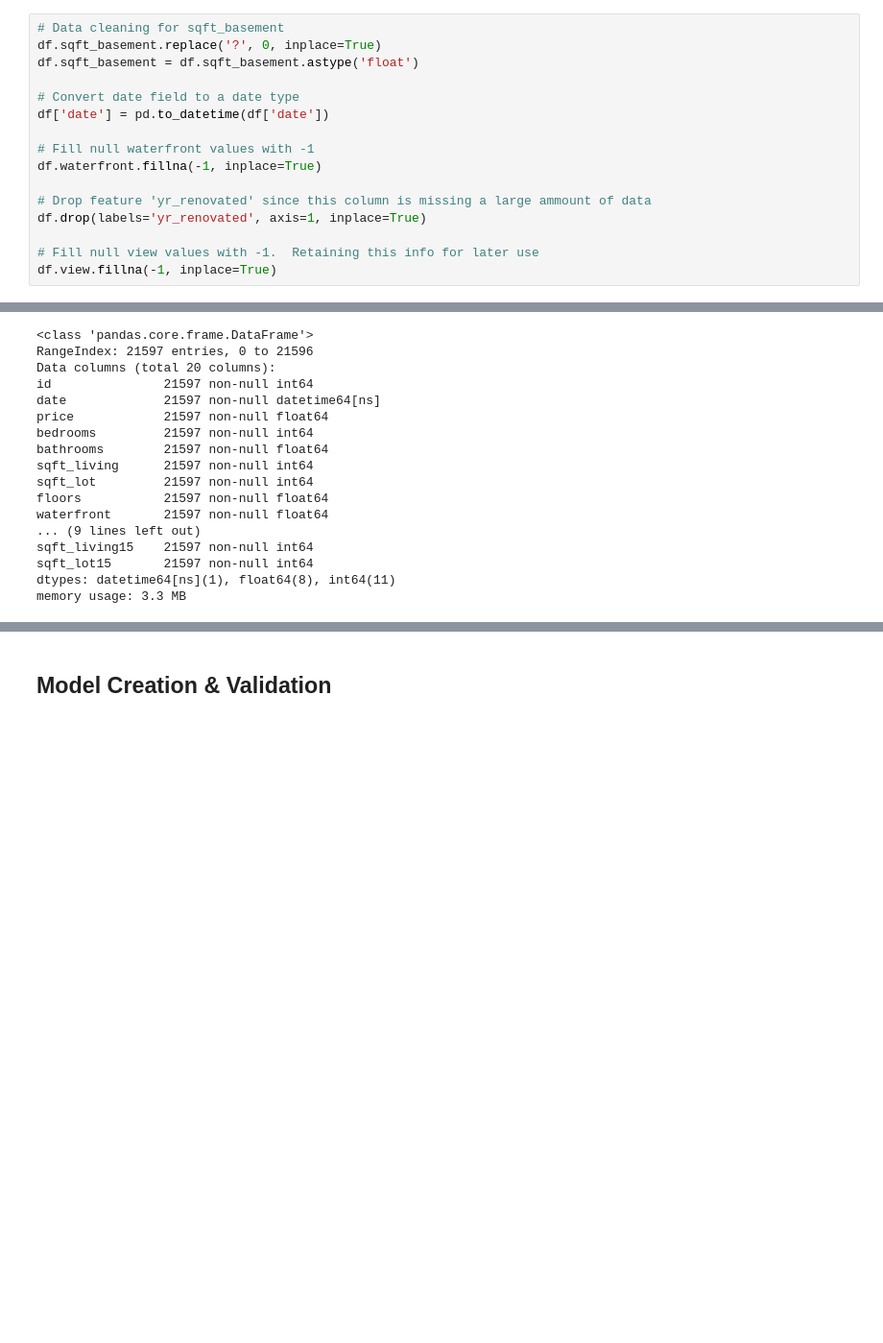
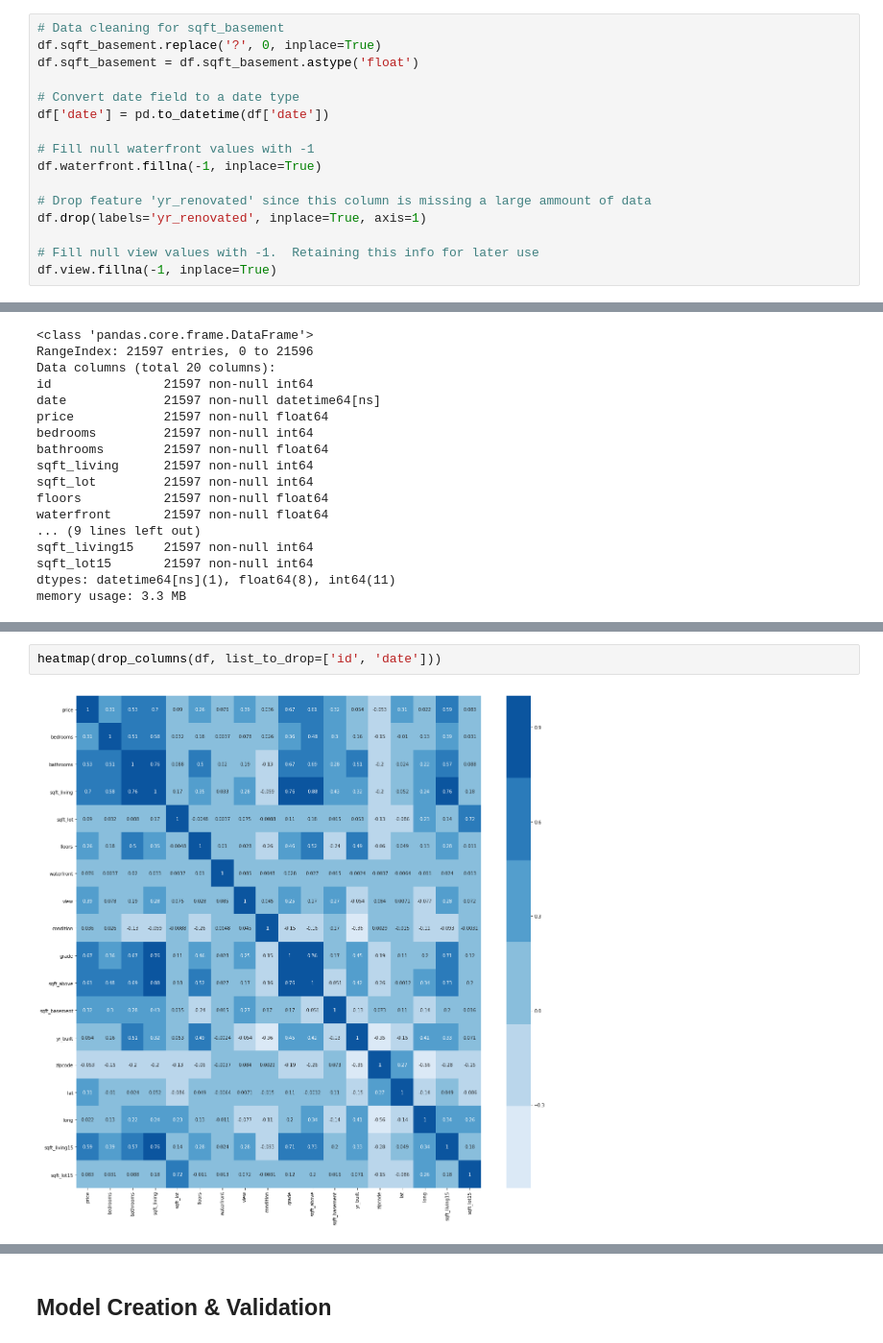
Before and after one commit to rahkeemg/dsc-v2-mod1-final-project-online-ds-ft-090919, a Jupyter notebook: student.ipynb, the cells around one changed output, grey strips where cells are left out. Shown at 96% size. Saved outputs shown, nothing was run; the diff lists cells and outputs as text; blank space fills up the shorter version.

```diff
--- a/student.ipynb
+++ b/student.ipynb
@@ -240,7 +387,7 @@ df['date'] = pd.to_datetime(df['date'])
 df.waterfront.fillna(-1, inplace=True)
 
 # Drop feature 'yr_renovated' since this column is missing a large ammount of data
-df.drop(labels='yr_renovated', axis=1, inplace=True)
+df.drop(labels='yr_renovated', inplace=True, axis=1)
 
 # Fill null view values with -1.  Retaining this info for later use
 df.view.fillna(-1, inplace=True)
@@ -329,0 +443,4 @@ abs(matrix.corr()) > 0.70
+# %%
+heatmap(drop_columns(df, list_to_drop=['id', 'date']))
+# %% [output]
+[figure, added]
```
Also changed, not shown: parts of 79 cells of this notebook, 12 other files.
